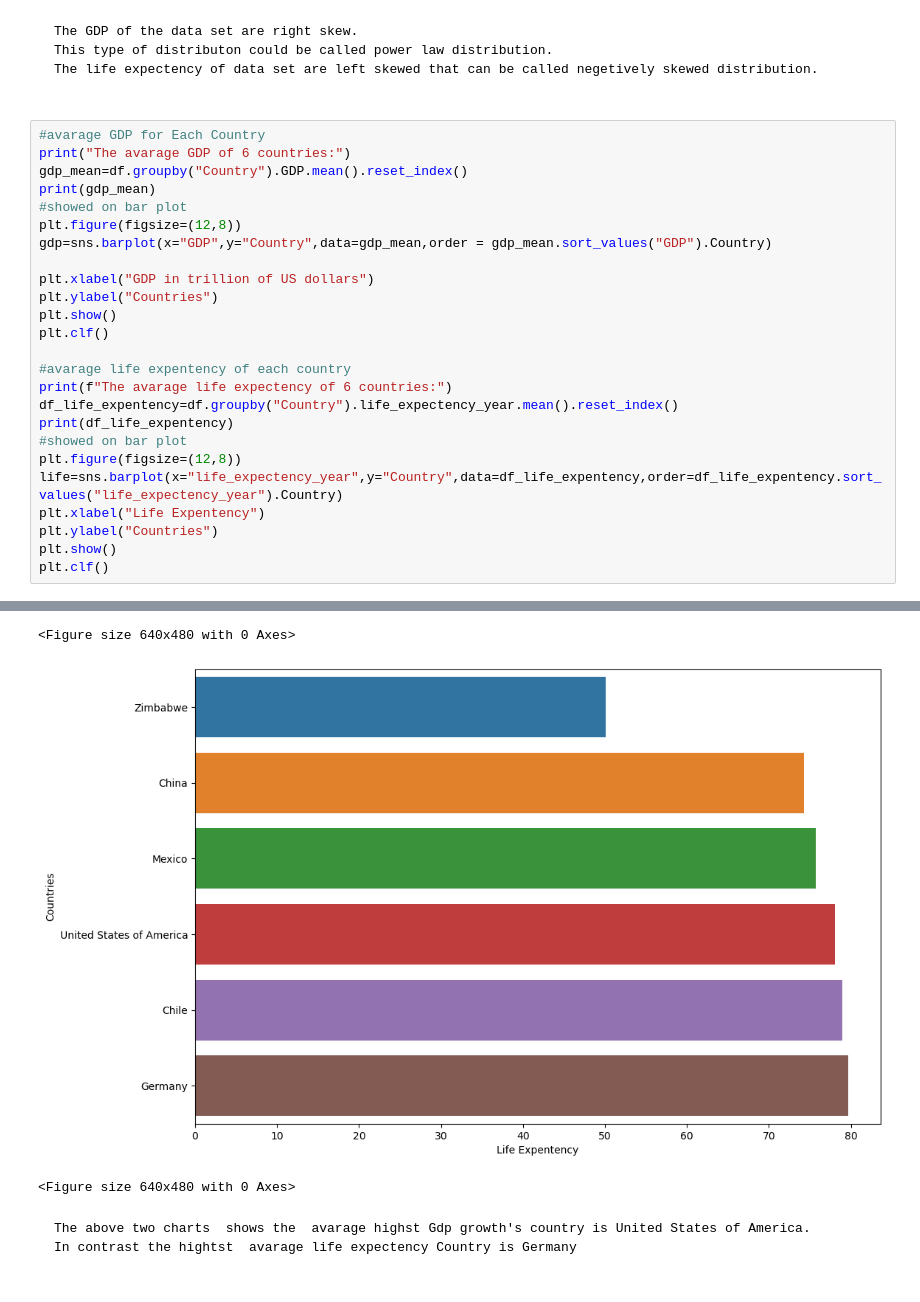
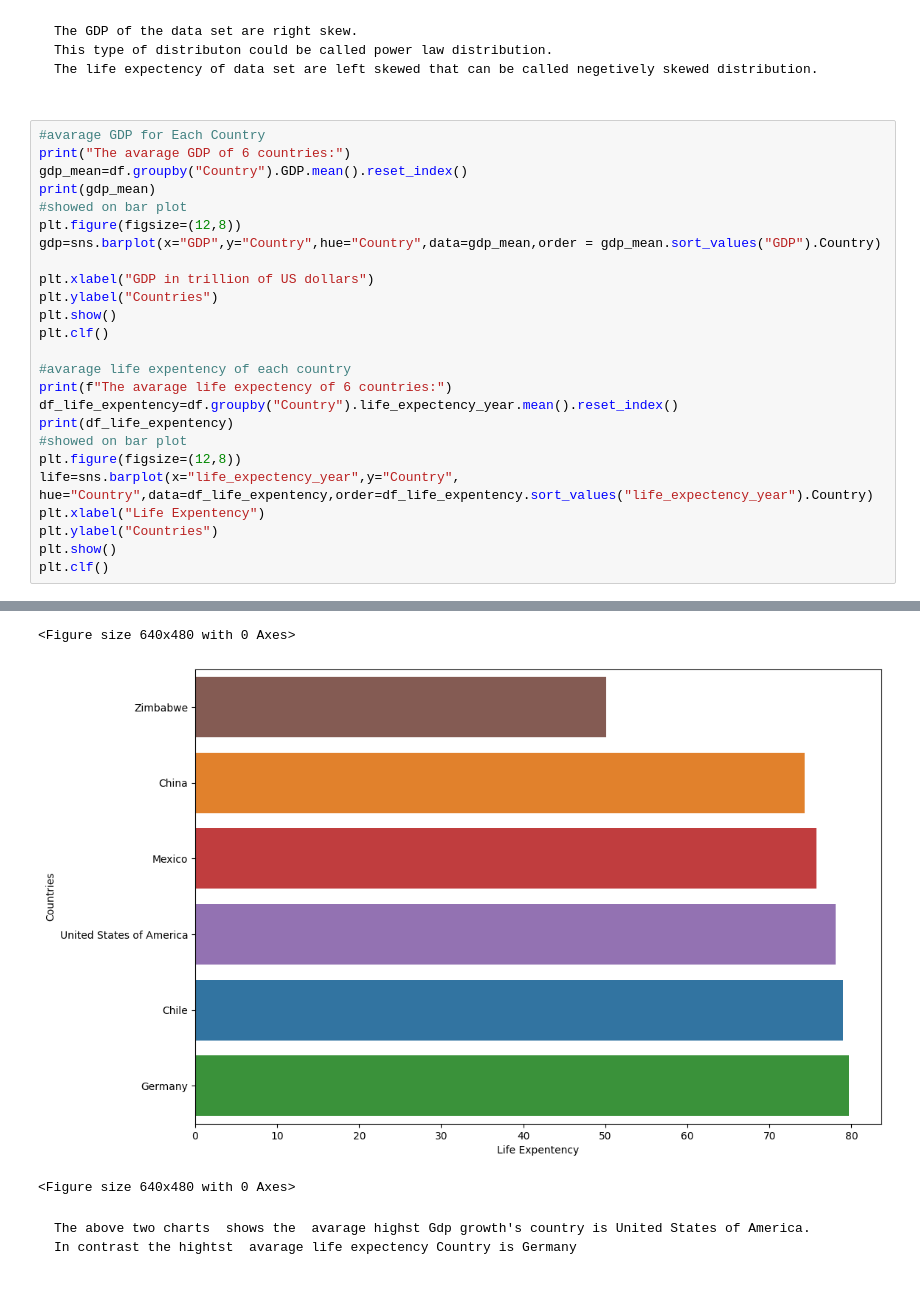
Before and after one commit to kafmfi/Data-visualization-project, a Jupyter notebook: life_expectancy_gdp.ipynb, the cells around one changed output, grey strips where cells are left out. Saved outputs shown, nothing was run; the diff lists cells and outputs as text.

````diff
--- a/life_expectancy_gdp.ipynb
+++ b/life_expectancy_gdp.ipynb
@@ -88,7 +88,7 @@ gdp_mean=df.groupby("Country").GDP.mean().reset_index()
 print(gdp_mean)
 #showed on bar plot
 plt.figure(figsize=(12,8))
-gdp=sns.barplot(x="GDP",y="Country",data=gdp_mean,order = gdp_mean.sort_values("GDP").Country)
+gdp=sns.barplot(x="GDP",y="Country",hue="Country",data=gdp_mean,order = gdp_mean.sort_values("GDP").Country)
 
 plt.xlabel("GDP in trillion of US dollars")
 plt.ylabel("Countries")
@@ -101,7 +101,7 @@ df_life_expentency=df.groupby("Country").life_expectency_year.mean().reset_index
 print(df_life_expentency)
 #showed on bar plot
 plt.figure(figsize=(12,8))
-life=sns.barplot(x="life_expectency_year",y="Country",data=df_life_expentency,order=df_life_expentency.sort_values("life_expectency_year").Country)
+life=sns.barplot(x="life_expectency_year",y="Country", hue="Country",data=df_life_expentency,order=df_life_expentency.sort_values("life_expectency_year").Country)
 plt.xlabel("Life Expentency")
 plt.ylabel("Countries")
 plt.show()
@@ -119,13 +119,13 @@ The avarage GDP of 6 countries:
 The avarage life expectency of 6 countries:
                     Country  life_expectency_year
 0                     Chile              78.94375
 1                     China              74.26250
 2                   Germany              79.65625
 3                    Mexico              75.71875
 4  United States of America              78.06250
 5                  Zimbabwe              50.09375
 <Figure size 640x480 with 0 Axes>
-[figure, old version]
+[figure, new version]
 <Figure size 640x480 with 0 Axes>
 # %% [markdown]
 ```
````
Also changed, not shown: parts of 6 cells of this notebook.
